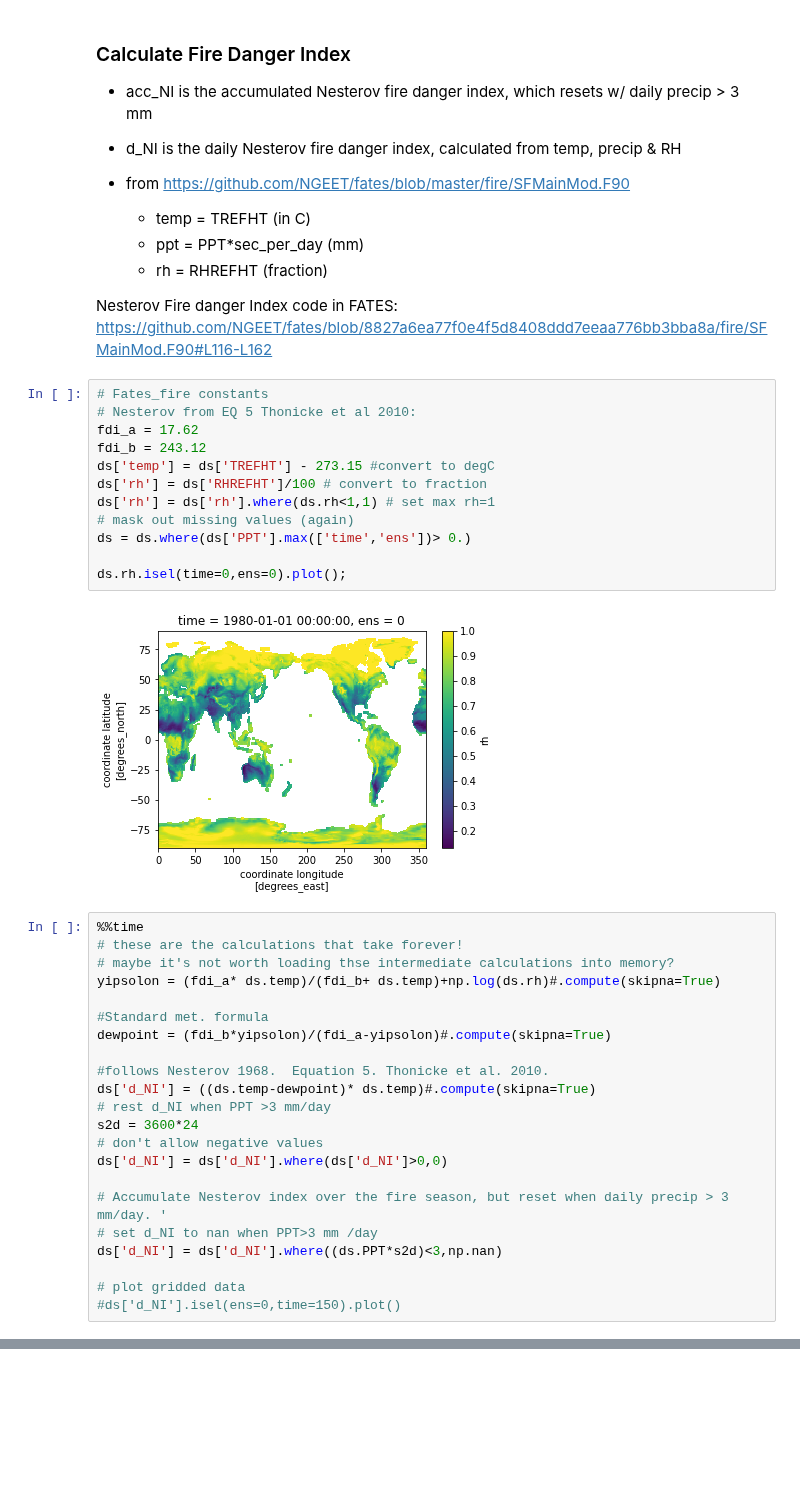
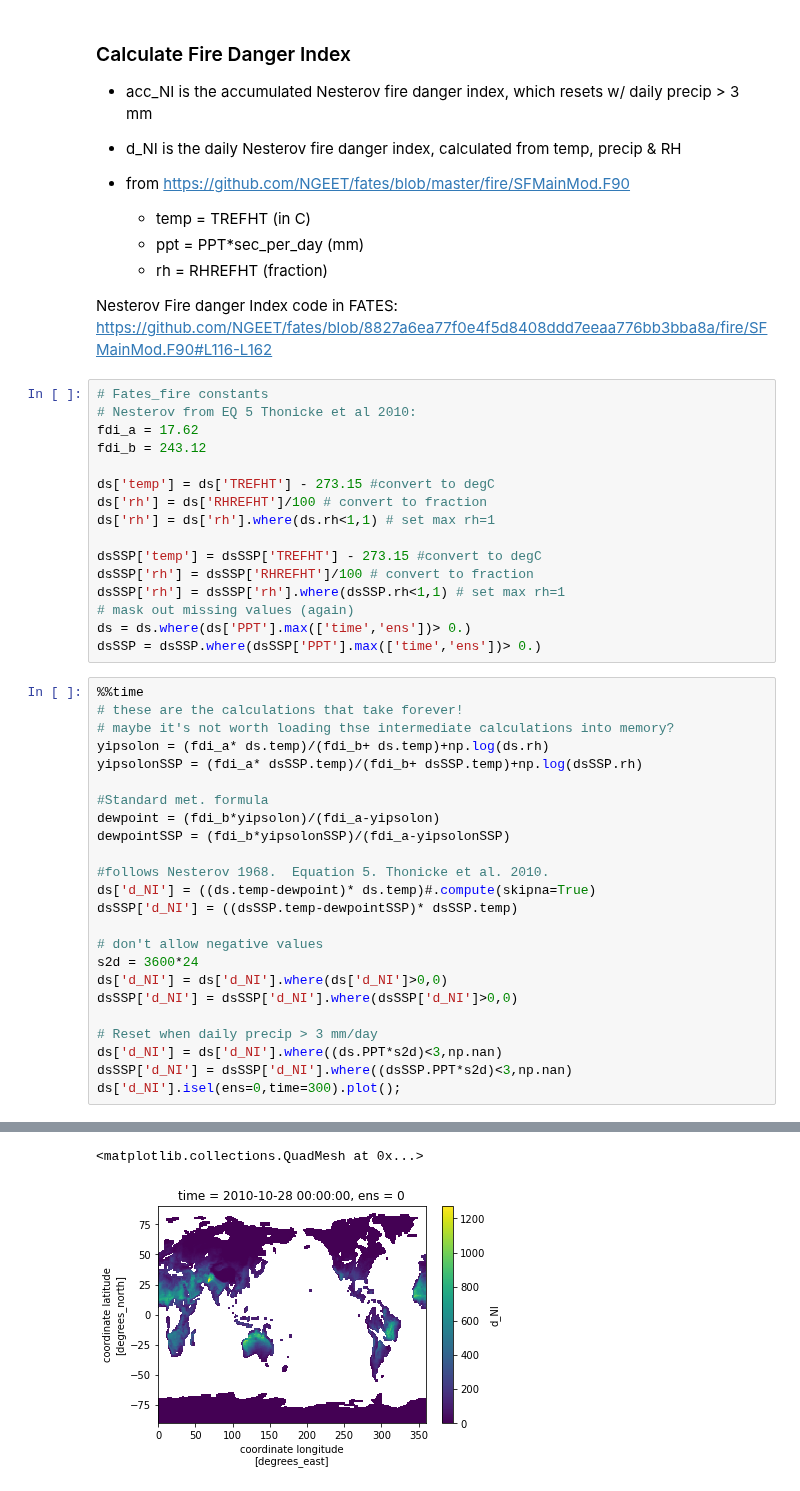
Before and after one commit to wwieder/cesm-lens, a Jupyter notebook: notebooks/lens2_FireRisk.ipynb, the cells around one changed output, grey strips where cells are left out. Cells and saved outputs as stored; diff of their text form; blank space fills up the shorter version.

```diff
--- a/notebooks/lens2_FireRisk.ipynb
+++ b/notebooks/lens2_FireRisk.ipynb
@@ -259,35 +254,39 @@ Nesterov Fire danger Index code in FATES: https://github.com/NGEET/fates/blob/88
 # Nesterov from EQ 5 Thonicke et al 2010:
 fdi_a = 17.62
 fdi_b = 243.12
+
 ds['temp'] = ds['TREFHT'] - 273.15 #convert to degC
 ds['rh'] = ds['RHREFHT']/100 # convert to fraction
 ds['rh'] = ds['rh'].where(ds.rh<1,1) # set max rh=1
+
+dsSSP['temp'] = dsSSP['TREFHT'] - 273.15 #convert to degC
+dsSSP['rh'] = dsSSP['RHREFHT']/100 # convert to fraction
+dsSSP['rh'] = dsSSP['rh'].where(dsSSP.rh<1,1) # set max rh=1
 # mask out missing values (again)
 ds = ds.where(ds['PPT'].max(['time','ens'])> 0.)
-
-ds.rh.isel(time=0,ens=0).plot();
+dsSSP = dsSSP.where(dsSSP['PPT'].max(['time','ens'])> 0.)
-# %% [output]
-[figure, removed]
 # %%
 %%time
 # these are the calculations that take forever!
 # maybe it's not worth loading thse intermediate calculations into memory?
-yipsolon = (fdi_a* ds.temp)/(fdi_b+ ds.temp)+np.log(ds.rh)#.compute(skipna=True)
+yipsolon = (fdi_a* ds.temp)/(fdi_b+ ds.temp)+np.log(ds.rh)
+yipsolonSSP = (fdi_a* dsSSP.temp)/(fdi_b+ dsSSP.temp)+np.log(dsSSP.rh)
 
 #Standard met. formula
-dewpoint = (fdi_b*yipsolon)/(fdi_a-yipsolon)#.compute(skipna=True)
+dewpoint = (fdi_b*yipsolon)/(fdi_a-yipsolon)
+dewpointSSP = (fdi_b*yipsolonSSP)/(fdi_a-yipsolonSSP)
 
 #follows Nesterov 1968.  Equation 5. Thonicke et al. 2010.
 ds['d_NI'] = ((ds.temp-dewpoint)* ds.temp)#.compute(skipna=True)
-# rest d_NI when PPT >3 mm/day
+dsSSP['d_NI'] = ((dsSSP.temp-dewpointSSP)* dsSSP.temp)
+
+# don't allow negative values
 s2d = 3600*24
-# don't allow negative values
 ds['d_NI'] = ds['d_NI'].where(ds['d_NI']>0,0)
+dsSSP['d_NI'] = dsSSP['d_NI'].where(dsSSP['d_NI']>0,0)
 
-# Accumulate Nesterov index over the fire season, but reset when daily precip > 3 mm/day. '
-# set d_NI to nan when PPT>3 mm /day
+# Reset when daily precip > 3 mm/day
 ds['d_NI'] = ds['d_NI'].where((ds.PPT*s2d)<3,np.nan)
-
-# plot gridded data
-#ds['d_NI'].isel(ens=0,time=150).plot()
+dsSSP['d_NI'] = dsSSP['d_NI'].where((dsSSP.PPT*s2d)<3,np.nan)
+ds['d_NI'].isel(ens=0,time=300).plot();
 # %% [output]
@@ -294,0 +295,2 @@ KilledWorker: ("('where-getitem-415474e92e89e32017aa633cbe652733', 0, 0)", <Work
+<matplotlib.collections.QuadMesh at 0x...>
+[figure, added]
```
Also changed, not shown: parts of 23 cells of this notebook.
